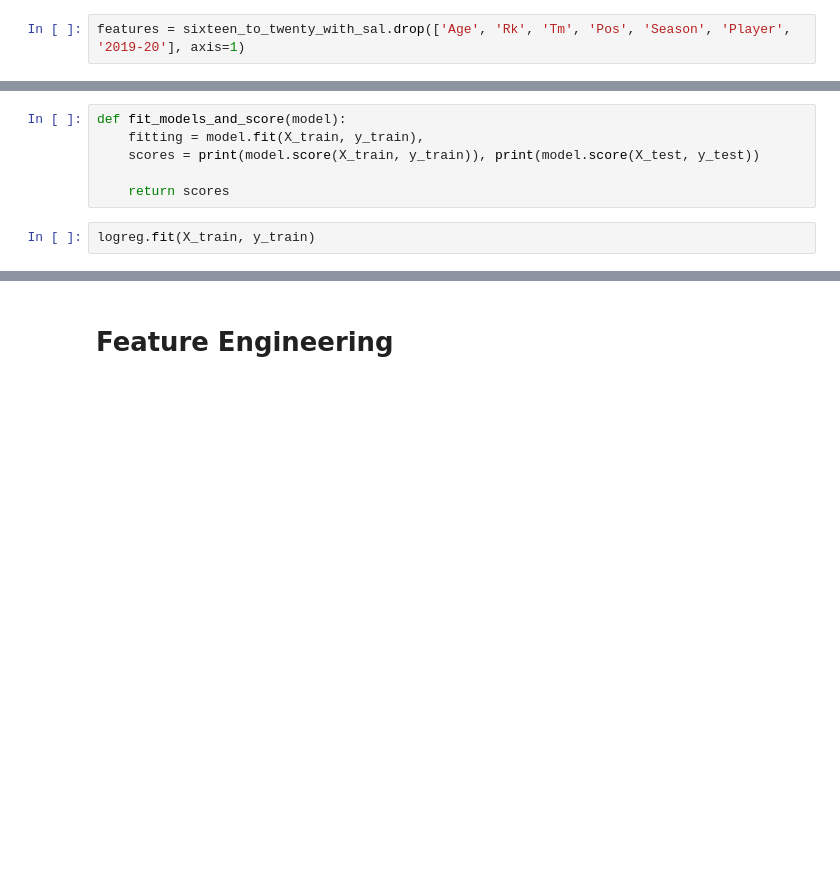
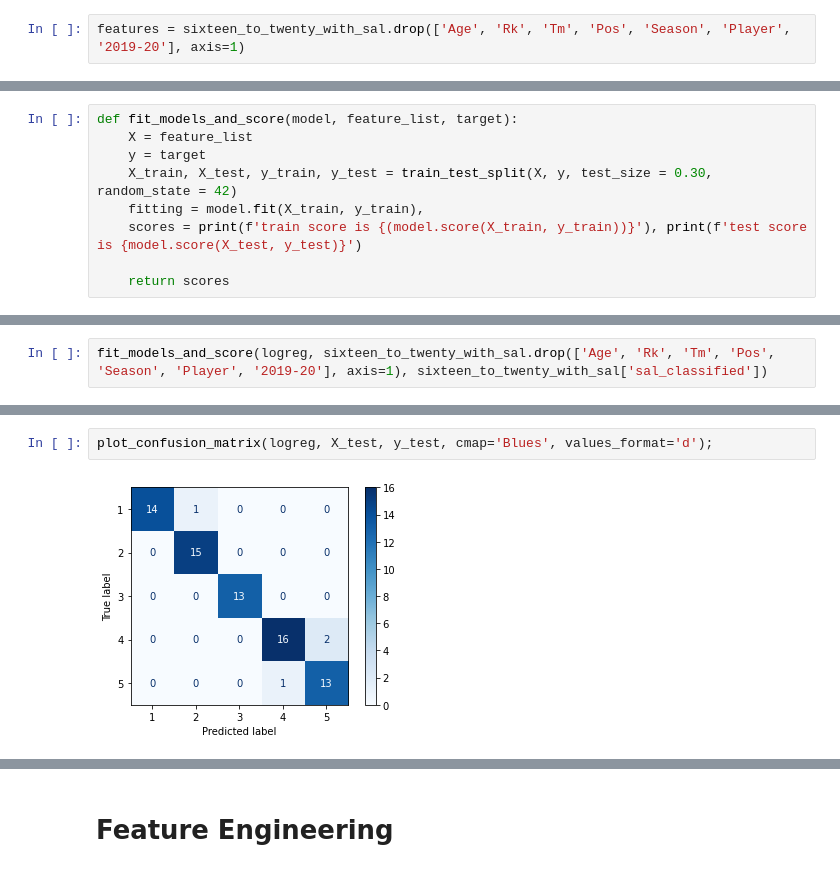
Before and after one commit to dkeyer/NBA_salary_predictor, a Jupyter notebook: Capstone_Classification.ipynb, the cells around one changed output, grey strips where cells are left out. Cells and saved outputs as stored; diff of their text form; blank space fills up the shorter version.

```diff
--- a/Capstone_Classification.ipynb
+++ b/Capstone_Classification.ipynb
@@ -157,8 +251,0 @@ X_train, X_test, y_train, y_test = train_test_split(X, y, test_size = 0.35, rand
-# %%
-def fit_models_and_score(model):
-    fitting = model.fit(X_train, y_train),
-    scores = print(model.score(X_train, y_train)), print(model.score(X_test, y_test))
-
-    return scores
-# %%
-logreg.fit(X_train, y_train)
@@ -223,0 +263,9 @@ Results before feature engineering and gridsearching
+# %%
+def fit_models_and_score(model, feature_list, target):
+    X = feature_list
+    y = target
+    X_train, X_test, y_train, y_test = train_test_split(X, y, test_size = 0.30, random_state = 42)
+    fitting = model.fit(X_train, y_train),
+    scores = print(f'train score is {(model.score(X_train, y_train))}'), print(f'test score is {model.score(X_test, y_test)}')
+
+    return scores
@@ -223,0 +280,2 @@ Results before feature engineering and gridsearching
+# %%
+fit_models_and_score(logreg, sixteen_to_twenty_with_sal.drop(['Age', 'Rk', 'Tm', 'Pos', 'Season', 'Player', '2019-20'], axis=1), sixteen_to_twenty_with_sal['sal_classified'])
@@ -223,0 +310,4 @@ Results before feature engineering and gridsearching
+# %%
+plot_confusion_matrix(logreg, X_test, y_test, cmap='Blues', values_format='d');
+# %% [output]
+[figure, added]
```
Also changed, not shown: parts of 71 cells of this notebook.
